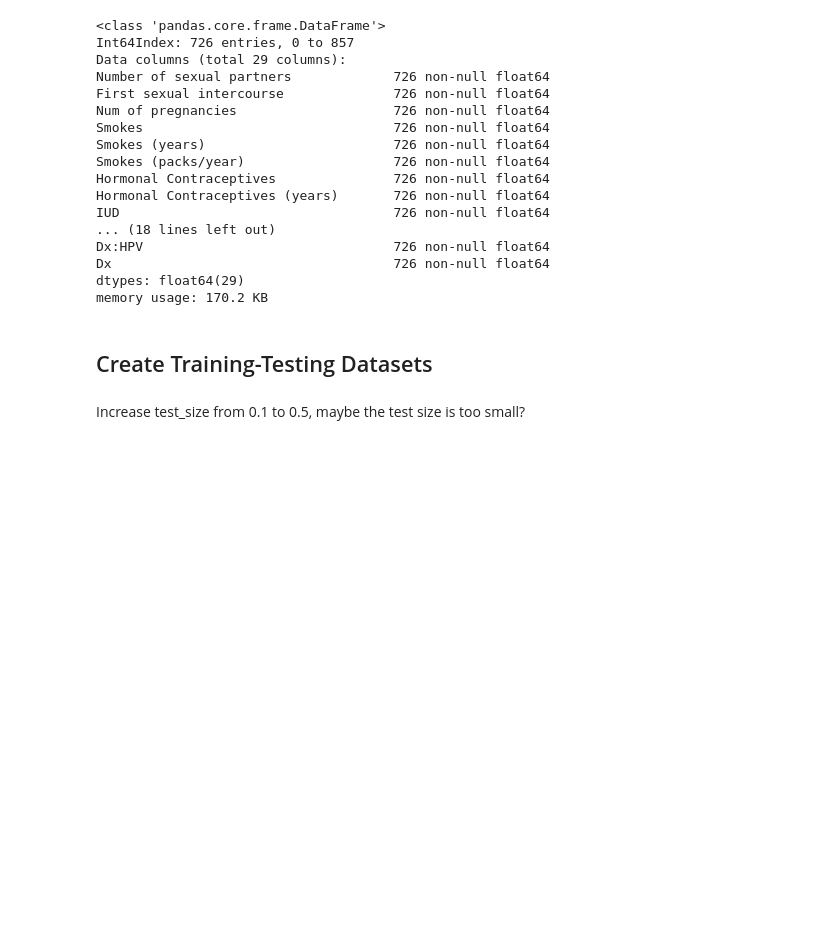
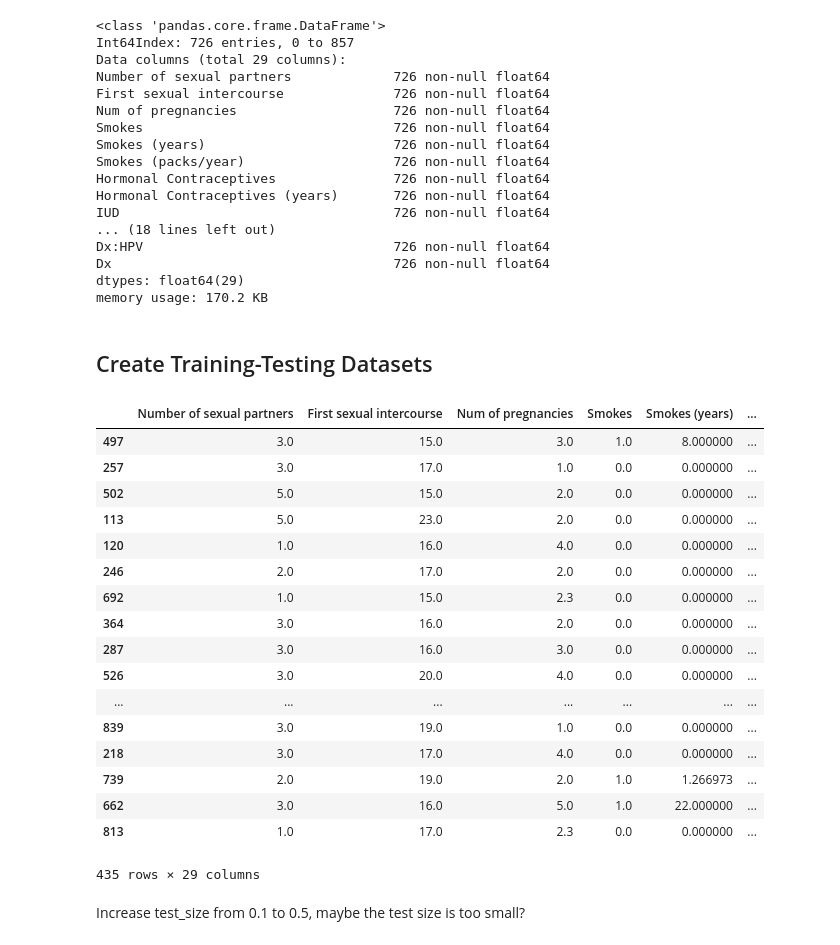
Before and after one commit to rvsaatvik/Predicting-Cervical-Cancer, a Jupyter notebook: Capstone2/Capstone2_CervicalCancer.ipynb, the cells around one changed output. Saved outputs shown, nothing was run; the diff lists cells and outputs as text; code cells hidden in the pictures; blank space fills up the shorter version.

```diff
--- a/Capstone2/Capstone2_CervicalCancer.ipynb
+++ b/Capstone2/Capstone2_CervicalCancer.ipynb
@@ -84,11 +84,11 @@ Data is imported from the excel spreadsheet provided on the website. It is impor
 
 Missing values have '?' which are replaced by NaN to understand the number of missing values.
 # %%
-# df_full = pd.read_csv('C:/Users/sramisetty/Documents/GitHub/Predicting-Cervical-Cancer/Capstone2/kag_risk_factors_cervical_cancer.csv')
-# train = pd.read_csv('C:/Users/sramisetty/Documents/GitHub/Predicting-Cervical-Cancer/Capstone2/kag_risk_factors_cervical_cancer.csv')
+df_full = pd.read_csv('C:/Users/sramisetty/Documents/GitHub/Predicting-Cervical-Cancer/Capstone2/kag_risk_factors_cervical_cancer.csv')
+train = pd.read_csv('C:/Users/sramisetty/Documents/GitHub/Predicting-Cervical-Cancer/Capstone2/kag_risk_factors_cervical_cancer.csv')
 
-df_full = pd.read_csv('/Users/saatvik/My Jupyter Notebooks/Predicting-Cervical-Cancer/Capstone2/kag_risk_factors_cervical_cancer.csv')
-train = pd.read_csv('/Users/saatvik/My Jupyter Notebooks/Predicting-Cervical-Cancer/Capstone2/kag_risk_factors_cervical_cancer.csv')
+# df_full = pd.read_csv('/Users/saatvik/My Jupyter Notebooks/Predicting-Cervical-Cancer/Capstone2/kag_risk_factors_cervical_cancer.csv')
+# train = pd.read_csv('/Users/saatvik/My Jupyter Notebooks/Predicting-Cervical-Cancer/Capstone2/kag_risk_factors_cervical_cancer.csv')
 
 df_full.info()
 # %% [output]
@@ -529,6 +529,27 @@ memory usage: 170.2 KB
 # split X and y into training and testing sets
 from sklearn.cross_validation import train_test_split
 train_features, test_features, train_labels, test_labels = train_test_split(X, y, random_state=0, test_size = 0.4)
+# %%
+train_features
+# %% [output]
+|  | Number of sexual partners | First sexual intercourse | Num of pregnancies | Smokes | Smokes (years) | ... |
+| 497 | 3.0 | 15.0 | 3.0 | 1.0 | 8.000000 | ... |
+| 257 | 3.0 | 17.0 | 1.0 | 0.0 | 0.000000 | ... |
+| 502 | 5.0 | 15.0 | 2.0 | 0.0 | 0.000000 | ... |
+| 113 | 5.0 | 23.0 | 2.0 | 0.0 | 0.000000 | ... |
+| 120 | 1.0 | 16.0 | 4.0 | 0.0 | 0.000000 | ... |
+| 246 | 2.0 | 17.0 | 2.0 | 0.0 | 0.000000 | ... |
+| 692 | 1.0 | 15.0 | 2.3 | 0.0 | 0.000000 | ... |
+| 364 | 3.0 | 16.0 | 2.0 | 0.0 | 0.000000 | ... |
+| 287 | 3.0 | 16.0 | 3.0 | 0.0 | 0.000000 | ... |
+| 526 | 3.0 | 20.0 | 4.0 | 0.0 | 0.000000 | ... |
+| ... | ... | ... | ... | ... | ... | ... |
+| 839 | 3.0 | 19.0 | 1.0 | 0.0 | 0.000000 | ... |
+| 218 | 3.0 | 17.0 | 4.0 | 0.0 | 0.000000 | ... |
+| 739 | 2.0 | 19.0 | 2.0 | 1.0 | 1.266973 | ... |
+| 662 | 3.0 | 16.0 | 5.0 | 1.0 | 22.000000 | ... |
+| 813 | 1.0 | 17.0 | 2.3 | 0.0 | 0.000000 | ... |
+435 rows × 29 columns
 # %% [markdown]
 Increase test_size from 0.1 to 0.5, maybe the test size is too small?
 # %% [markdown]
```
Also changed, not shown: parts of 3 cells of this notebook, 1 other file.
